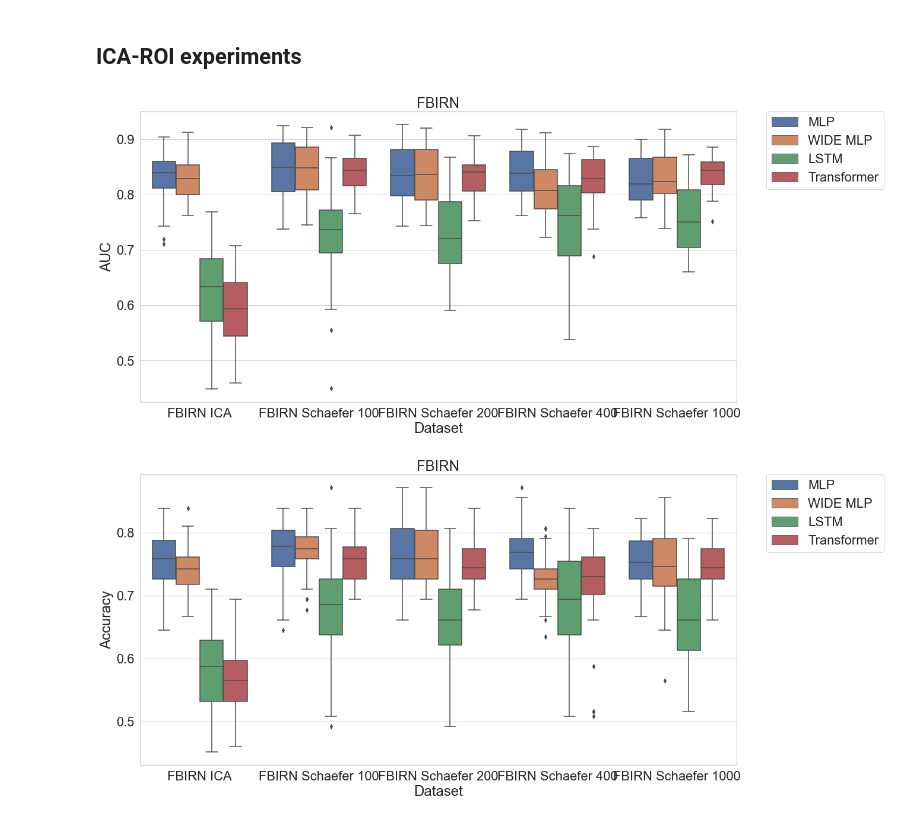
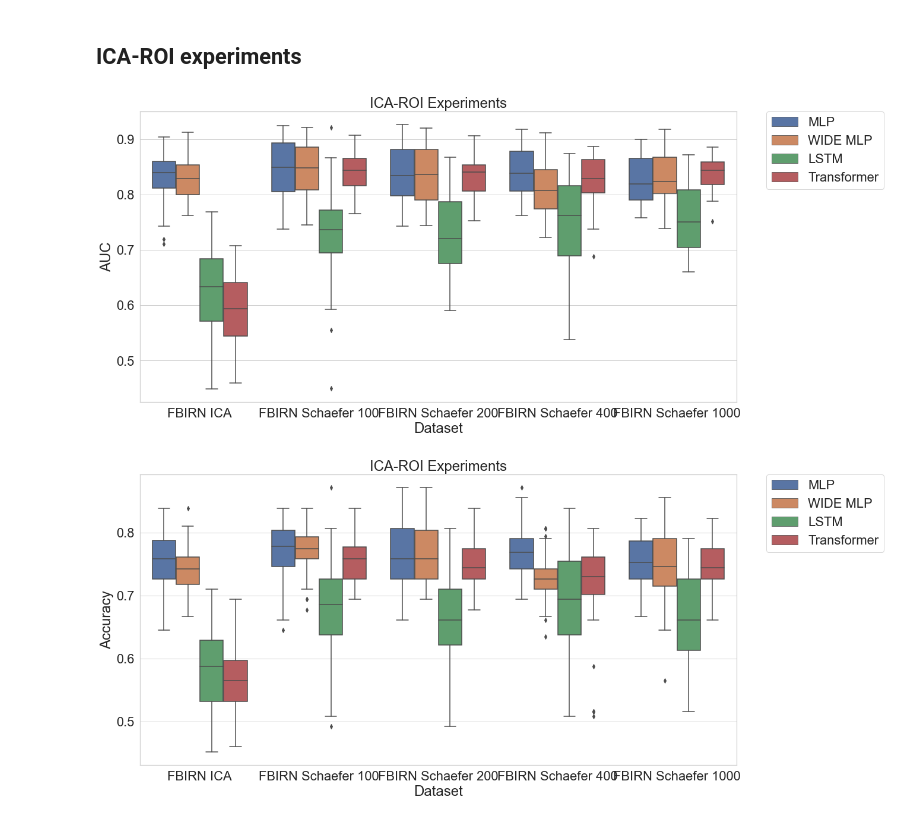
Before and after one commit to paavalipopov/mlp_project, a Jupyter notebook: examples/plots.ipynb, the cells around one changed output. Saved outputs shown, nothing was run; the diff lists cells and outputs as text; code cells hidden in the pictures.

Commit message:
added new experiments

```diff
--- a/examples/plots.ipynb
+++ b/examples/plots.ipynb
@@ -286,28 +512,28 @@ fbirn_data = data[data.Dataset.str.startswith("FBIRN")]
 # %%
 sns.boxplot(x="Dataset", y="AUC",
             data=fbirn_data,
             hue="Model"
             )
 # sns.despine(offset=10, trim=True)
-plt.title("FBIRN")
+plt.title("ICA-ROI Experiments")
 plt.legend(bbox_to_anchor=(1.05, 1), loc='upper left', borderaxespad=0)
 
 plt.savefig(
     "./images/ICA-ROI_fbirn_auc.png",
     format="png",
     dpi=300,
     bbox_inches='tight'
 )
 plt.savefig("./images/ICA-ROI_fbirn_auc.svg", bbox_inches='tight')
 # %% [output]
-[figure, old version]
+[figure, new version]
 # %%
 sns.boxplot(x="Dataset", y="Accuracy",
             data=fbirn_data,
             hue="Model"
             )
 # sns.despine(offset=10, trim=True)
-plt.title("FBIRN")
+plt.title("ICA-ROI Experiments")
 plt.legend(bbox_to_anchor=(1.05, 1), loc='upper left', borderaxespad=0)
 
 plt.savefig(
@@ -318,4 +544,4 @@ plt.savefig(
 )
 plt.savefig("./images/ICA-ROI_fbirn_acc.svg", bbox_inches='tight')
 # %% [output]
-[figure, old version]
+[figure, new version]
```
Also changed, not shown: parts of 5 cells of this notebook, 1 other file.
